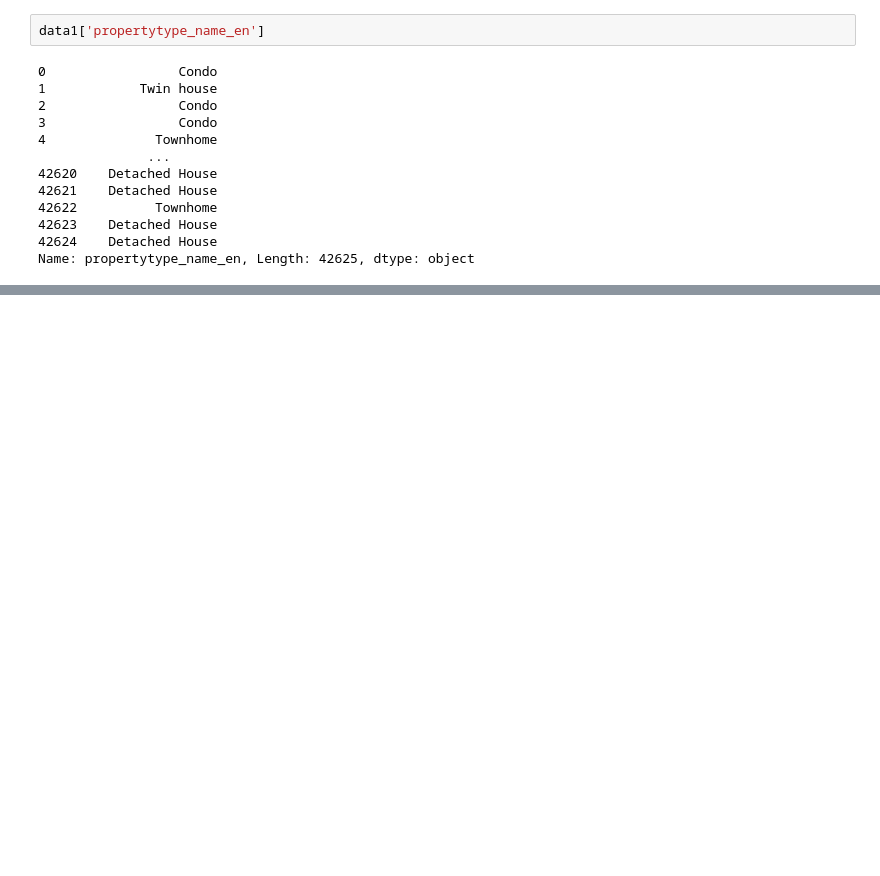
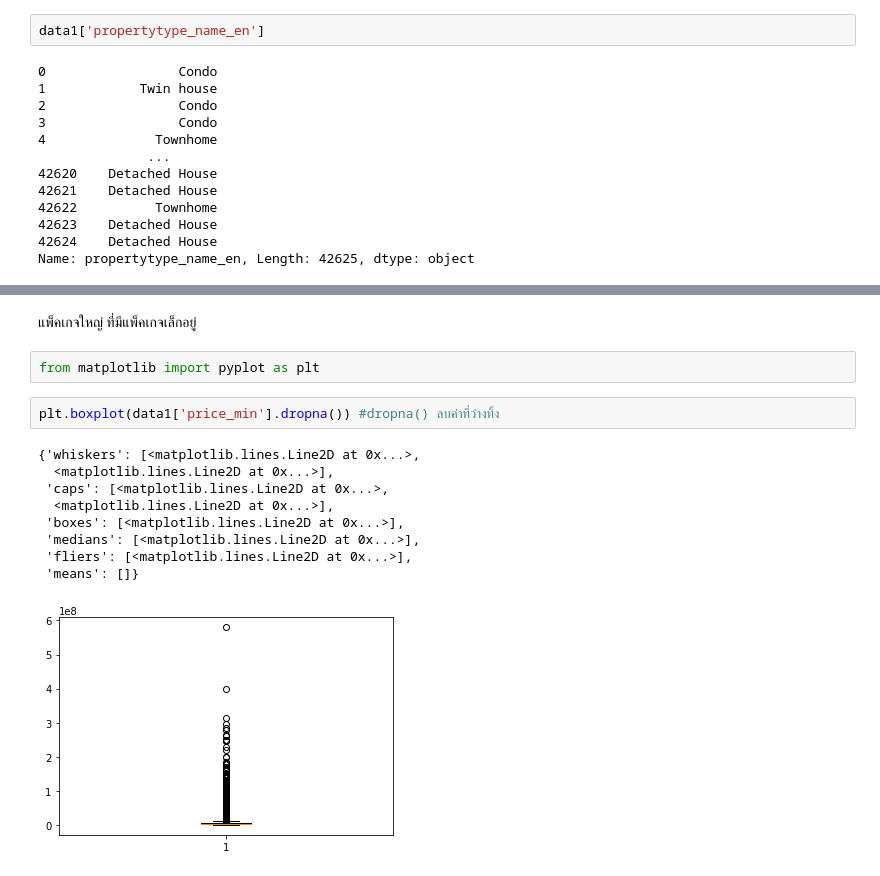
Before and after one commit to bunnybbear/BasicProg_DataViz65, a Jupyter notebook: Pandas_Dataframe.ipynb, the cells around one changed output, grey strips where cells are left out. Cells and saved outputs as stored; diff of their text form; blank space fills up the shorter version.

Commit message:
Eye balling data

```diff
--- a/Pandas_Dataframe.ipynb
+++ b/Pandas_Dataframe.ipynb
@@ -272,0 +245,16 @@ Name: propertytype_name_en, dtype: object
+# %% [markdown]
+แพ็คเกจใหญ่ ที่มีแพ็คเกจเล็กอยู่
+# %%
+from matplotlib import pyplot as plt
+# %%
+plt.boxplot(data1['price_min'].dropna()) #dropna() ลบค่าที่ว่างทิ้ง
+# %% [output]
+{'whiskers': [<matplotlib.lines.Line2D at 0x...>,
+  <matplotlib.lines.Line2D at 0x...>],
+ 'caps': [<matplotlib.lines.Line2D at 0x...>,
+  <matplotlib.lines.Line2D at 0x...>],
+ 'boxes': [<matplotlib.lines.Line2D at 0x...>],
+ 'medians': [<matplotlib.lines.Line2D at 0x...>],
+ 'fliers': [<matplotlib.lines.Line2D at 0x...>],
+ 'means': []}
+[figure, added]
```
Also changed, not shown: parts of 63 cells of this notebook.
